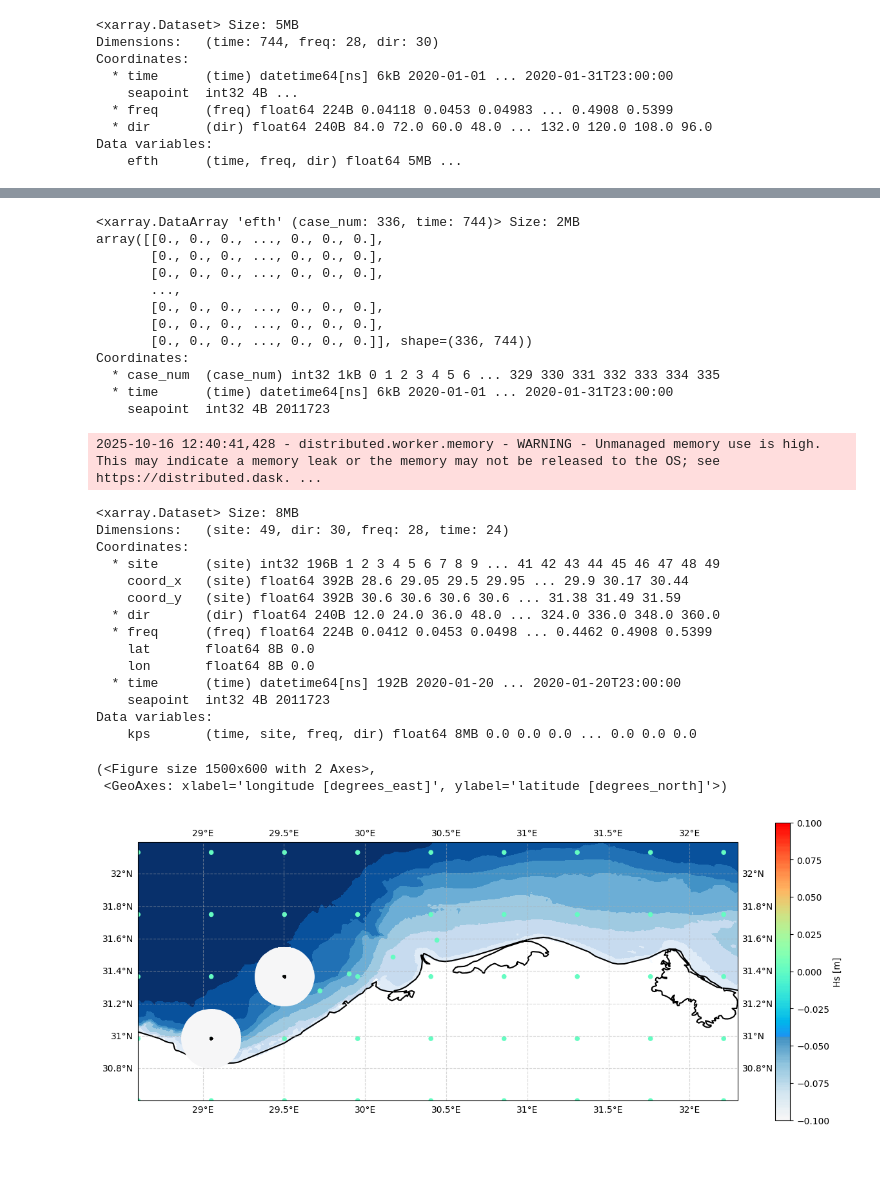
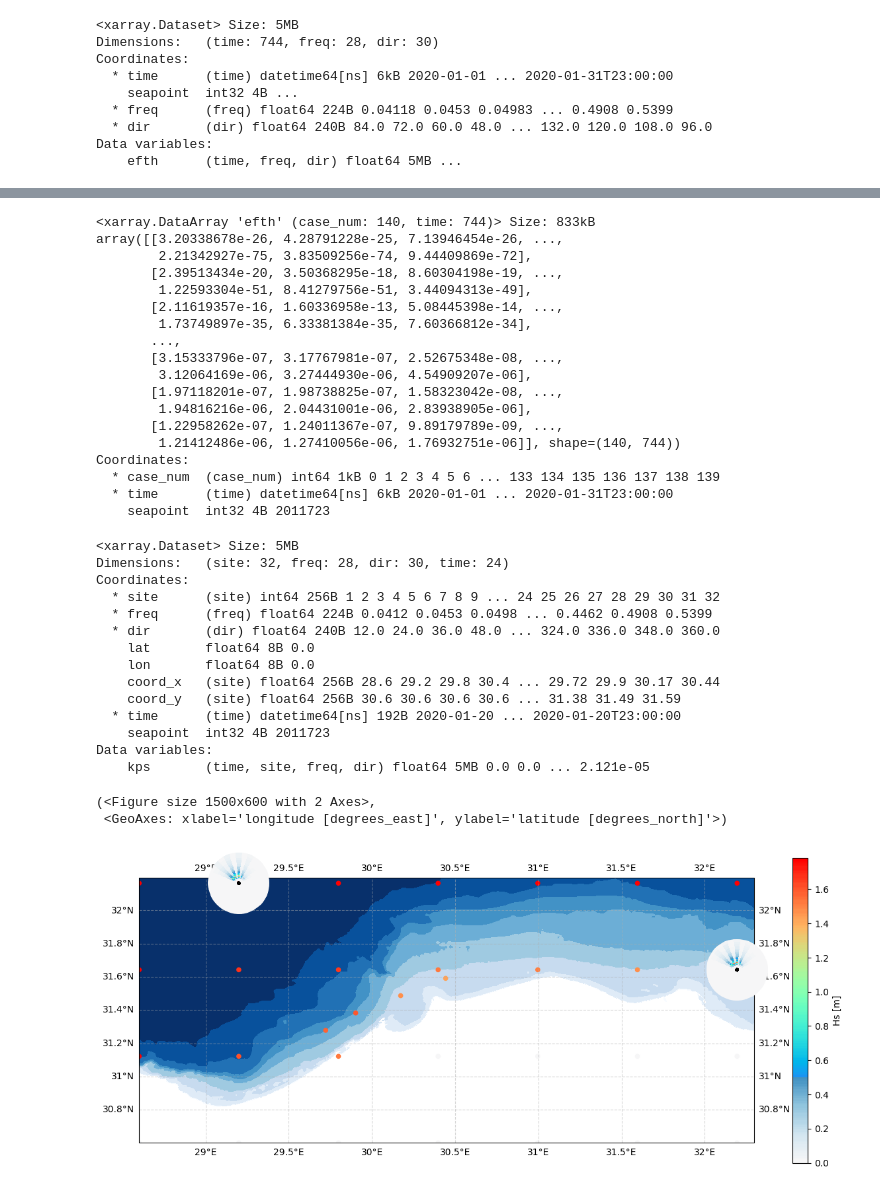
Before and after one commit to CSAICC/BlueMath, a Jupyter notebook: climate_services/hindcast/BinWaves_Alexandria/02_Reconstruction.ipynb, the cells around one changed output, grey strips where cells are left out. Saved outputs shown, nothing was run; the diff lists cells and outputs as text; code cells hidden in the pictures; blank space fills up the shorter version.

```diff
--- a/climate_services/hindcast/BinWaves_Alexandria/02_Reconstruction.ipynb
+++ b/climate_services/hindcast/BinWaves_Alexandria/02_Reconstruction.ipynb
@@ -207,31 +121,36 @@ def transform_Offshore_spectrum_WHACS(
 # %%
 import pandas as pd
-# from utils.operations import transform_Offshore_spectrum
+from utils.operations import transform_Offshore_spectrum
 
-model_parameters = pd.read_csv("ALEXANDRIA_SWAN_CASES/swan_cases.csv").to_dict(
+model_parameters = pd.read_csv("ALEXANDRIA_CASES/swan_cases.csv").to_dict(
     orient="list"
 )
 
 # Load interest spectra
 
-offshore_spectra, offshore_spectra_case = transform_Offshore_spectrum_WHACS(
-    WHACS_spectrum=whacs_spectra,
+offshore_spectra, offshore_spectra_case = transform_Offshore_spectrum(
+    spectrum=whacs_spectra.sortby("dir"),
     subset_parameters=model_parameters,
     available_case_num=kp_coeffs.case_num.values,
-    fixed_direction=True,  # True if efth is already in degrees(no radians) and cawcr direction for wavespectra  already corrected (from -> to)'
 )
 offshore_spectra_case
 # %% [output]
-<xarray.DataArray 'efth' (case_num: 336, time: 744)> Size: 2MB
-array([[0., 0., 0., ..., 0., 0., 0.],
-       [0., 0., 0., ..., 0., 0., 0.],
-       [0., 0., 0., ..., 0., 0., 0.],
+<xarray.DataArray 'efth' (case_num: 140, time: 744)> Size: 833kB
+array([[3.20338678e-26, 4.28791228e-25, 7.13946454e-26, ...,
+        2.21342927e-75, 3.83509256e-74, 9.44409869e-72],
+       [2.39513434e-20, 3.50368295e-18, 8.60304198e-19, ...,
+        1.22593304e-51, 8.41279756e-51, 3.44094313e-49],
+       [2.11619357e-16, 1.60336958e-13, 5.08445398e-14, ...,
+        1.73749897e-35, 6.33381384e-35, 7.60366812e-34],
        ...,
-       [0., 0., 0., ..., 0., 0., 0.],
-       [0., 0., 0., ..., 0., 0., 0.],
-       [0., 0., 0., ..., 0., 0., 0.]], shape=(336, 744))
+       [3.15333796e-07, 3.17767981e-07, 2.52675348e-08, ...,
+        3.12064169e-06, 3.27444930e-06, 4.54909207e-06],
+       [1.97118201e-07, 1.98738825e-07, 1.58323042e-08, ...,
+        1.94816216e-06, 2.04431001e-06, 2.83938905e-06],
+       [1.22958262e-07, 1.24011367e-07, 9.89179789e-09, ...,
+        1.21412486e-06, 1.27410056e-06, 1.76932751e-06]], shape=(140, 744))
 Coordinates:
-  * case_num  (case_num) int32 1kB 0 1 2 3 4 5 6 ... 329 330 331 332 333 334 335
+  * case_num  (case_num) int64 1kB 0 1 2 3 4 5 6 ... 133 134 135 136 137 138 139
   * time      (time) datetime64[ns] 6kB 2020-01-01 ... 2020-01-31T23:00:00
     seapoint  int32 4B 2011723
 # %%
@@ -246,37 +165,36 @@ reconstructed_onshore_spectra = reconstruc_spectra(
 )
 reconstructed_onshore_spectra
 # %% [output]
-2025-10-16 12:40:41,428 - distributed.worker.memory - WARNING - Unmanaged memory use is high. This may indicate a memory leak or the memory may not be released to the OS; see https://distributed.dask. ...
+<xarray.Dataset> Size: 5MB
+Dimensions:   (site: 32, freq: 28, dir: 30, time: 24)
+Coordinates:
+  * site      (site) int64 256B 1 2 3 4 5 6 7 8 9 ... 24 25 26 27 28 29 30 31 32
+  * freq      (freq) float64 224B 0.0412 0.0453 0.0498 ... 0.4462 0.4908 0.5399
+  * dir       (dir) float64 240B 12.0 24.0 36.0 48.0 ... 324.0 336.0 348.0 360.0
+    lat       float64 8B 0.0
+    lon       float64 8B 0.0
+    coord_x   (site) float64 256B 28.6 29.2 29.8 30.4 ... 29.72 29.9 30.17 30.44
+    coord_y   (site) float64 256B 30.6 30.6 30.6 30.6 ... 31.38 31.49 31.59
+  * time      (time) datetime64[ns] 192B 2020-01-20 ... 2020-01-20T23:00:00
+    seapoint  int32 4B 2011723
+Data variables:
+    kps       (time, site, freq, dir) float64 5MB 0.0 0.0 ... 2.121e-05
-<xarray.Dataset> Size: 8MB
-Dimensions:   (site: 49, dir: 30, freq: 28, time: 24)
-Coordinates:
-  * site      (site) int32 196B 1 2 3 4 5 6 7 8 9 ... 41 42 43 44 45 46 47 48 49
-    coord_x   (site) float64 392B 28.6 29.05 29.5 29.95 ... 29.9 30.17 30.44
-    coord_y   (site) float64 392B 30.6 30.6 30.6 30.6 ... 31.38 31.49 31.59
-  * dir       (dir) float64 240B 12.0 24.0 36.0 48.0 ... 324.0 336.0 348.0 360.0
-  * freq      (freq) float64 224B 0.0412 0.0453 0.0498 ... 0.4462 0.4908 0.5399
-    lat       float64 8B 0.0
-    lon       float64 8B 0.0
-  * time      (time) datetime64[ns] 192B 2020-01-20 ... 2020-01-20T23:00:00
-    seapoint  int32 4B 2011723
-Data variables:
-    kps       (time, site, freq, dir) float64 8MB 0.0 0.0 0.0 ... 0.0 0.0 0.0
 # %%
 from utils.plotting import plot_spectrum_in_coastline
 
 time_to_plot = "2020-01-20 12:00"
 
 # Plot the spectrum along the coastline
 bathy = xr.open_dataset("inputs/EMODNET_alexandria.nc").elevation
 plot_spectrum_in_coastline(
     bathy=bathy,
     reconstructed_onshore_spectra=reconstructed_onshore_spectra.rename({"kps": "kp"}),
     reconstruction_kps=kp_coeffs,
     offshore_spectra=offshore_spectra,
     time_to_plot=time_to_plot,
-    sites_for_spectrum=[10,20],
+    sites_for_spectrum=[22,20],
 )
 # %% [output]
 (<Figure size 1500x600 with 2 Axes>,
  <GeoAxes: xlabel='longitude [degrees_east]', ylabel='latitude [degrees_north]'>)
-[figure, old version]
+[figure, new version]
```
Also changed, not shown: parts of 3 cells of this notebook, 2 other files.
